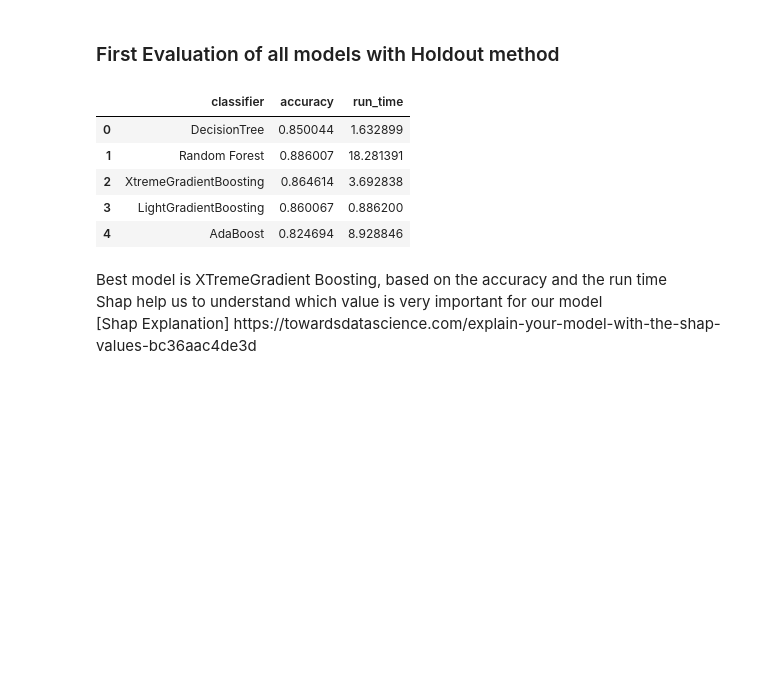
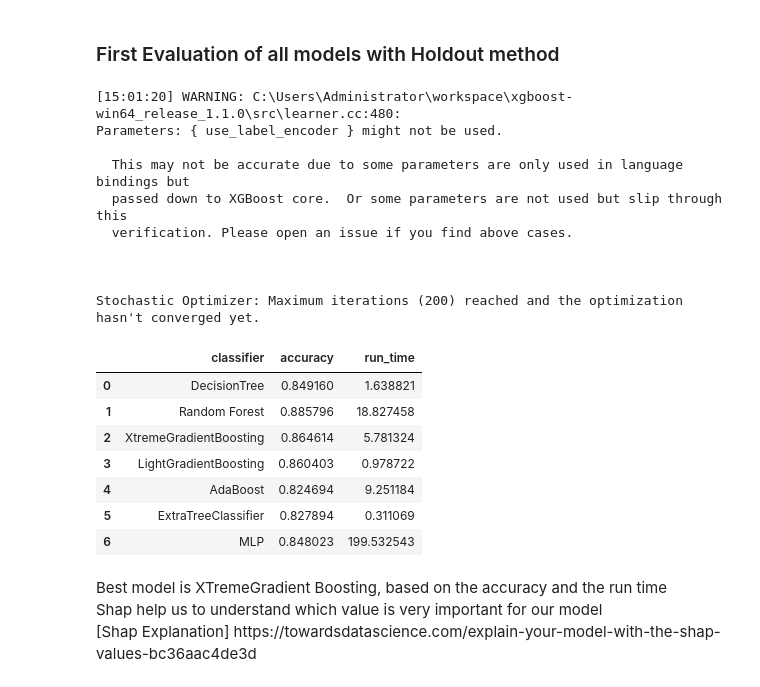
Before and after one commit to lucatesta-code/Hotel_Booking_Demand_ML, a Jupyter notebook: Project.ipynb, the cells around one changed output. Saved outputs shown, nothing was run; the diff lists cells and outputs as text; code cells hidden in the pictures; blank space fills up the shorter version.

```diff
--- a/Project.ipynb
+++ b/Project.ipynb
@@ -590,37 +593,51 @@ xgb = XGBClassifier(use_label_encoder = False, eval_metric = "logloss")
 lgbm = LGBMClassifier()
 
 ada = AdaBoostClassifier()
+
+ex = ExtraTreeClassifier()
 # %% [markdown]
 ### First Evaluation of all models with Holdout method
 # %%
 # Training and testing all classifiers extracting accuracy, and run time.
 
-classifiers = [dt, rf, xgb, lgbm, ada]
-classifier_name = ["DecisionTree", "Random Forest", "XtremeGradientBoosting", "LightGradientBoosting", "AdaBoost"]
+classifiers = [dt, rf, xgb, lgbm, ada, ex, mlp]
+classifier_name = ["DecisionTree", "Random Forest", "XtremeGradientBoosting", "LightGradientBoosting", "AdaBoost", "ExtraTreeClassifier"]
 df_results = pd.DataFrame(columns = ['classifier', 'accuracy', 'run_time'])
 i = 0
 
 for classifier in classifiers:
     # Pipeline
 
     start_time = time()
     classifier.fit(X_train, y_train)
     run_time = time() - start_time
 
     # Test
     predicted = classifier.predict(X_test)
     accuracy = accuracy_score(y_test, predicted)
     df_results = df_results.append({'classifier': classifier_name[i], 'accuracy' : accuracy, 'run_time' : run_time}, ignore_index = True)
     i += 1
 
 df_results
 # %% [output]
+[15:01:20] WARNING: C:\Users\Administrator\workspace\xgboost-win64_release_1.1.0\src\learner.cc:480:
+Parameters: { use_label_encoder } might not be used.
+
+  This may not be accurate due to some parameters are only used in language bindings but
+  passed down to XGBoost core.  Or some parameters are not used but slip through this
+  verification. Please open an issue if you find above cases.
+
+
+
+Stochastic Optimizer: Maximum iterations (200) reached and the optimization hasn't converged yet.
 |  | classifier | accuracy | run_time |
-| 0 | DecisionTree | 0.850044 | 1.632899 |
-| 1 | Random Forest | 0.886007 | 18.281391 |
-| 2 | XtremeGradientBoosting | 0.864614 | 3.692838 |
-| 3 | LightGradientBoosting | 0.860067 | 0.886200 |
-| 4 | AdaBoost | 0.824694 | 8.928846 |
+| 0 | DecisionTree | 0.849160 | 1.638821 |
+| 1 | Random Forest | 0.885796 | 18.827458 |
+| 2 | XtremeGradientBoosting | 0.864614 | 5.781324 |
+| 3 | LightGradientBoosting | 0.860403 | 0.978722 |
+| 4 | AdaBoost | 0.824694 | 9.251184 |
+| 5 | ExtraTreeClassifier | 0.827894 | 0.311069 |
+| 6 | MLP | 0.848023 | 199.532543 |
 # %% [markdown]
 <p> Best model is XTremeGradient Boosting, based on the accuracy and the run time <br>
 Shap help us to understand which value is very important for our model <br>
```
Also changed, not shown: parts of 7 cells of this notebook.
